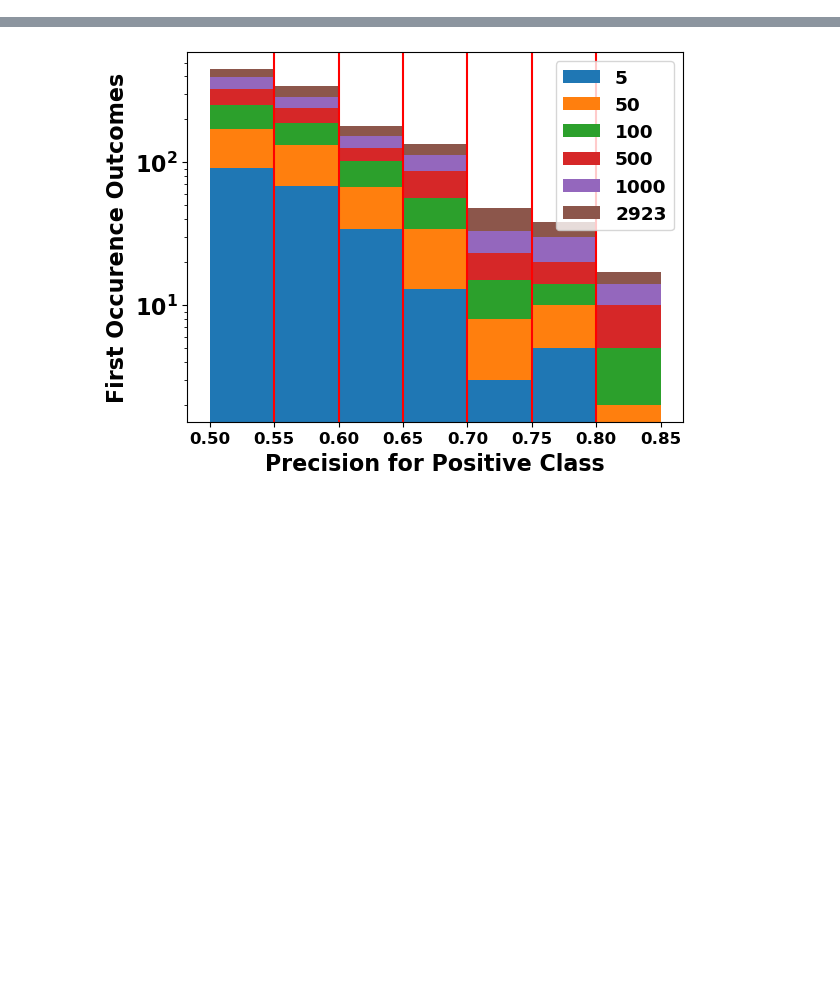
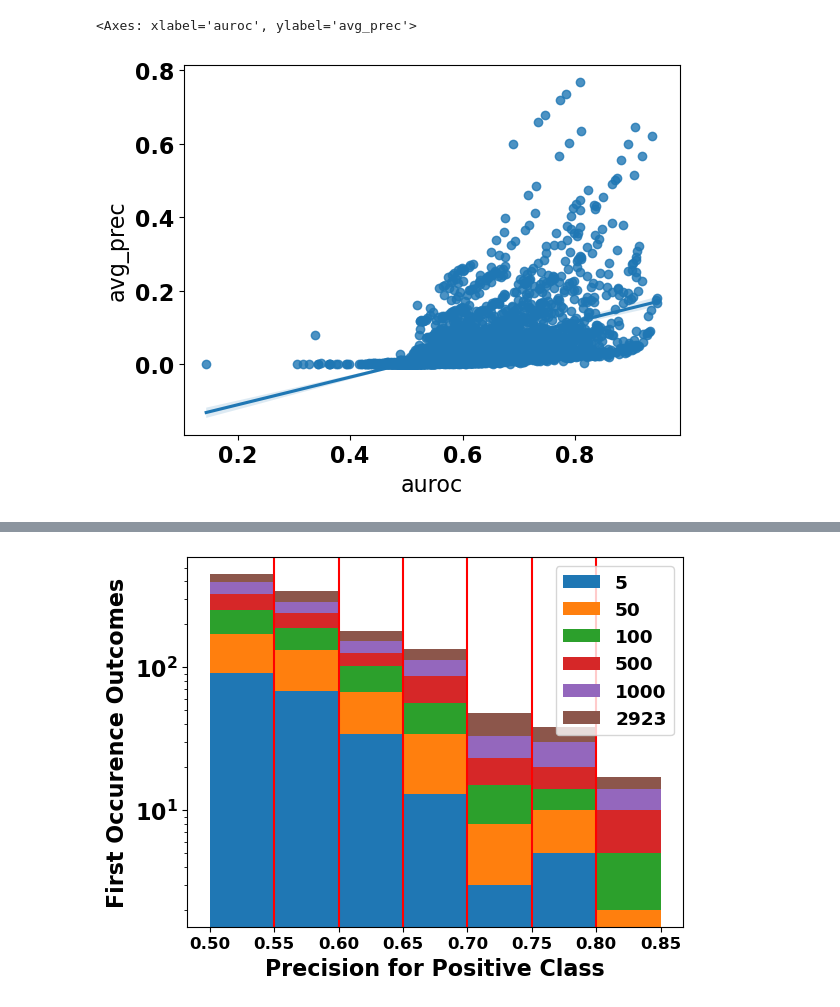
Before and after one commit to RandallJEllis/rfb, a Jupyter notebook: rfb.ipynb, the cells around one changed output, grey strips where cells are left out. Cells and saved outputs as stored; diff of their text form; code cells hidden in the pictures; blank space fills up the shorter version.

```diff
--- a/rfb.ipynb
+++ b/rfb.ipynb
@@ -102,0 +143,5 @@ Text(0.5, 0, 'Precision')
+# %%
+sns.regplot(x=group_median.auroc, y=group_median.avg_prec)
+# %% [output]
+<Axes: xlabel='auroc', ylabel='avg_prec'>
+[figure, added]
```
Also changed, not shown: parts of 19 cells of this notebook, 2 other files.
